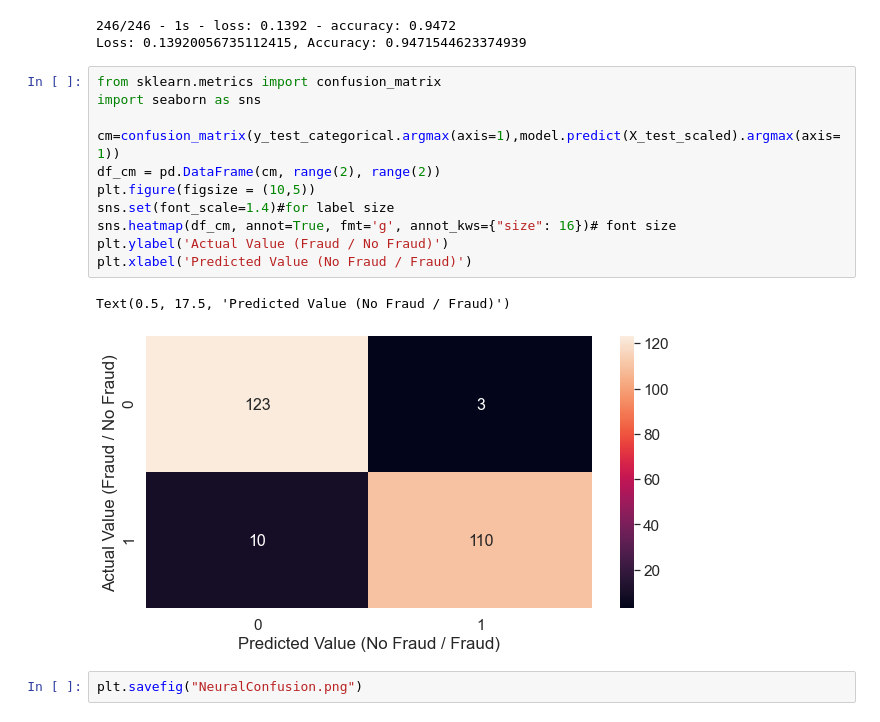
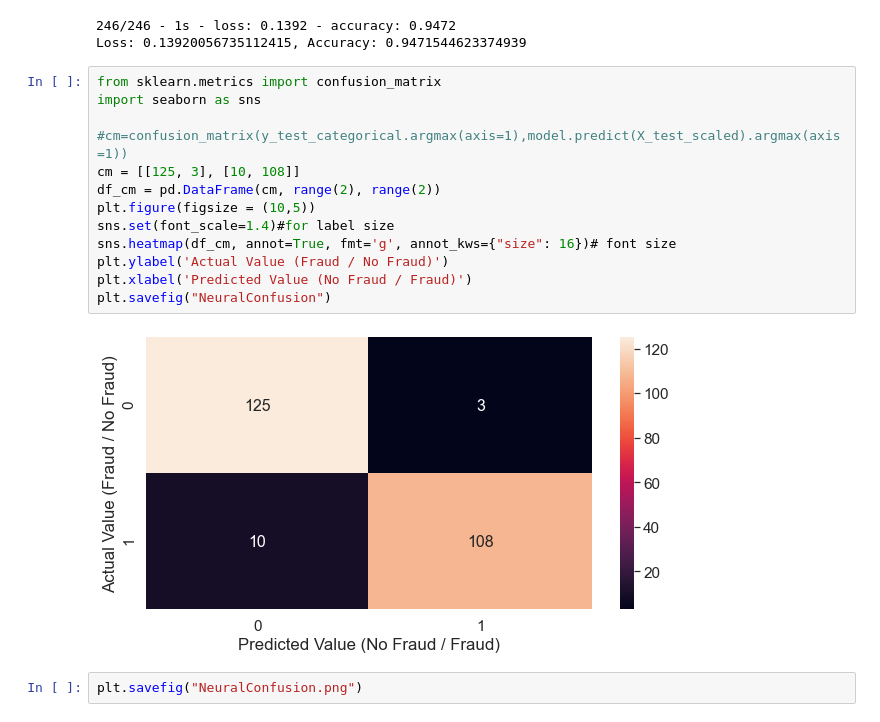
Before and after one commit to Sal-r/Credit-Card-Fraud, a Jupyter notebook: dev/JacobA/Neural_fraud.ipynb, the cells around one changed output. Cells and saved outputs as stored; diff of their text form.

```diff
--- a/dev/JacobA/Neural_fraud.ipynb
+++ b/dev/JacobA/Neural_fraud.ipynb
@@ -82,17 +82,18 @@ Loss: 0.13920056735112415, Accuracy: 0.9471544623374939
 # %%
 from sklearn.metrics import confusion_matrix
 import seaborn as sns
 
-cm=confusion_matrix(y_test_categorical.argmax(axis=1),model.predict(X_test_scaled).argmax(axis=1))
+#cm=confusion_matrix(y_test_categorical.argmax(axis=1),model.predict(X_test_scaled).argmax(axis=1))
+cm = [[125, 3], [10, 108]]
 df_cm = pd.DataFrame(cm, range(2), range(2))
 plt.figure(figsize = (10,5))
 sns.set(font_scale=1.4)#for label size
 sns.heatmap(df_cm, annot=True, fmt='g', annot_kws={"size": 16})# font size
 plt.ylabel('Actual Value (Fraud / No Fraud)')
 plt.xlabel('Predicted Value (No Fraud / Fraud)')
+plt.savefig("NeuralConfusion")
 # %% [output]
-Text(0.5, 17.5, 'Predicted Value (No Fraud / Fraud)')
-[figure, old version]
+[figure, new version]
 # %%
 plt.savefig("NeuralConfusion.png")
 # %% [output]
```
Also changed, not shown: 4 other files.
